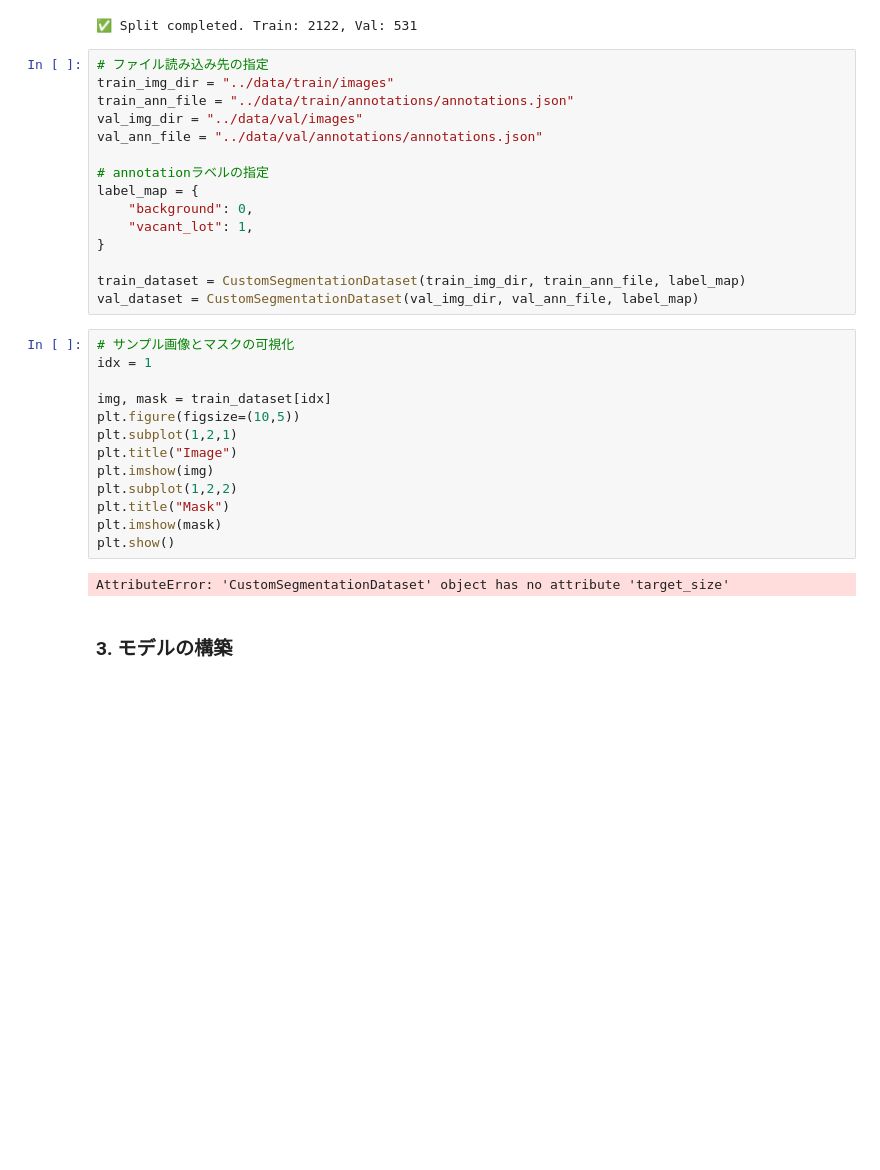
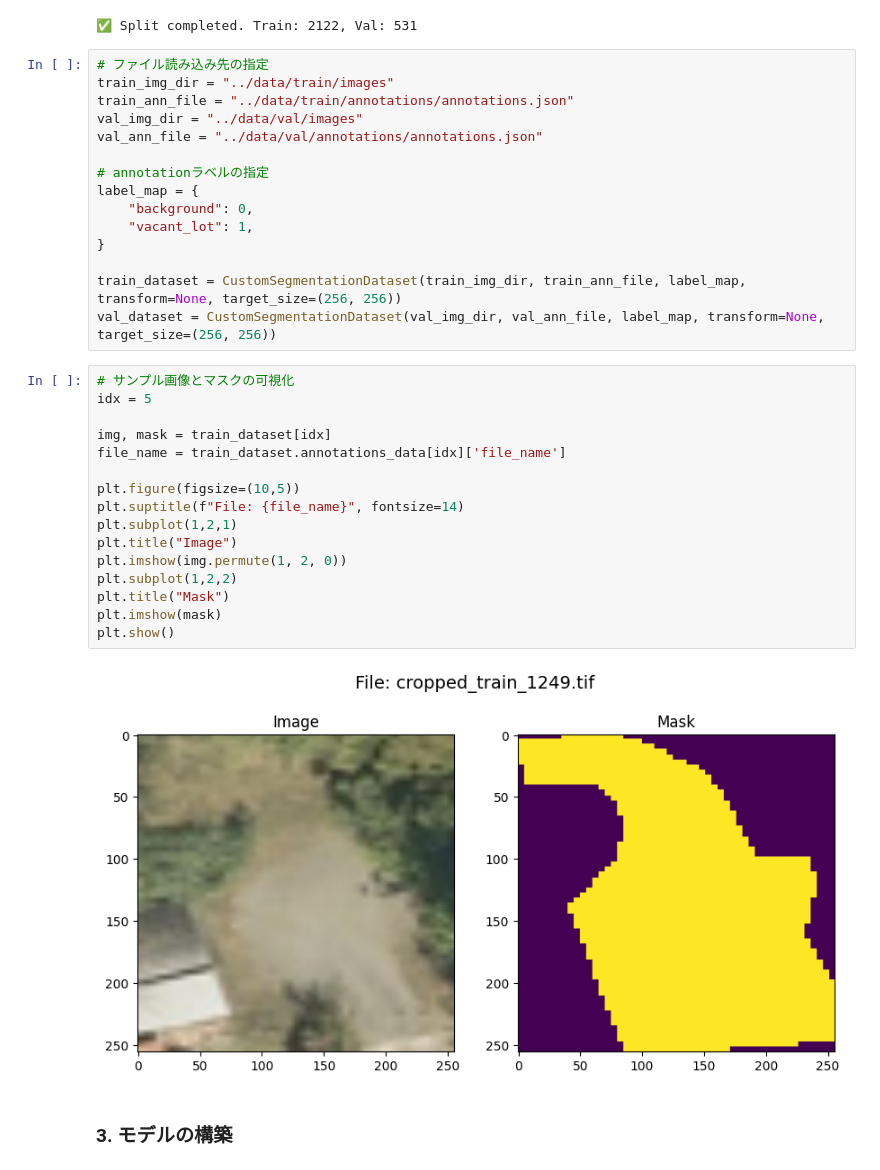
Before and after one commit to kmmr119/detect-emptylots, a Jupyter notebook: notebooks/main.ipynb, the cells around one changed output. Saved outputs shown, nothing was run; the diff lists cells and outputs as text; blank space fills up the shorter version.

```diff
--- a/notebooks/main.ipynb
+++ b/notebooks/main.ipynb
@@ -41,23 +41,26 @@ label_map = {
     "vacant_lot": 1,
 }
 
-train_dataset = CustomSegmentationDataset(train_img_dir, train_ann_file, label_map)
-val_dataset = CustomSegmentationDataset(val_img_dir, val_ann_file, label_map)
+train_dataset = CustomSegmentationDataset(train_img_dir, train_ann_file, label_map, transform=None, target_size=(256, 256))
+val_dataset = CustomSegmentationDataset(val_img_dir, val_ann_file, label_map, transform=None, target_size=(256, 256))
 # %%
 # サンプル画像とマスクの可視化
-idx = 1
+idx = 5
 
 img, mask = train_dataset[idx]
+file_name = train_dataset.annotations_data[idx]['file_name']
+
 plt.figure(figsize=(10,5))
+plt.suptitle(f"File: {file_name}", fontsize=14)
 plt.subplot(1,2,1)
 plt.title("Image")
-plt.imshow(img)
+plt.imshow(img.permute(1, 2, 0))
 plt.subplot(1,2,2)
 plt.title("Mask")
 plt.imshow(mask)
 plt.show()
 # %% [output]
-AttributeError: 'CustomSegmentationDataset' object has no attribute 'target_size'
+[figure, added]
 # %% [markdown]
 ### 3. モデルの構築
 # %%
```
Also changed, not shown: parts of 3 cells of this notebook, 2 other files.
